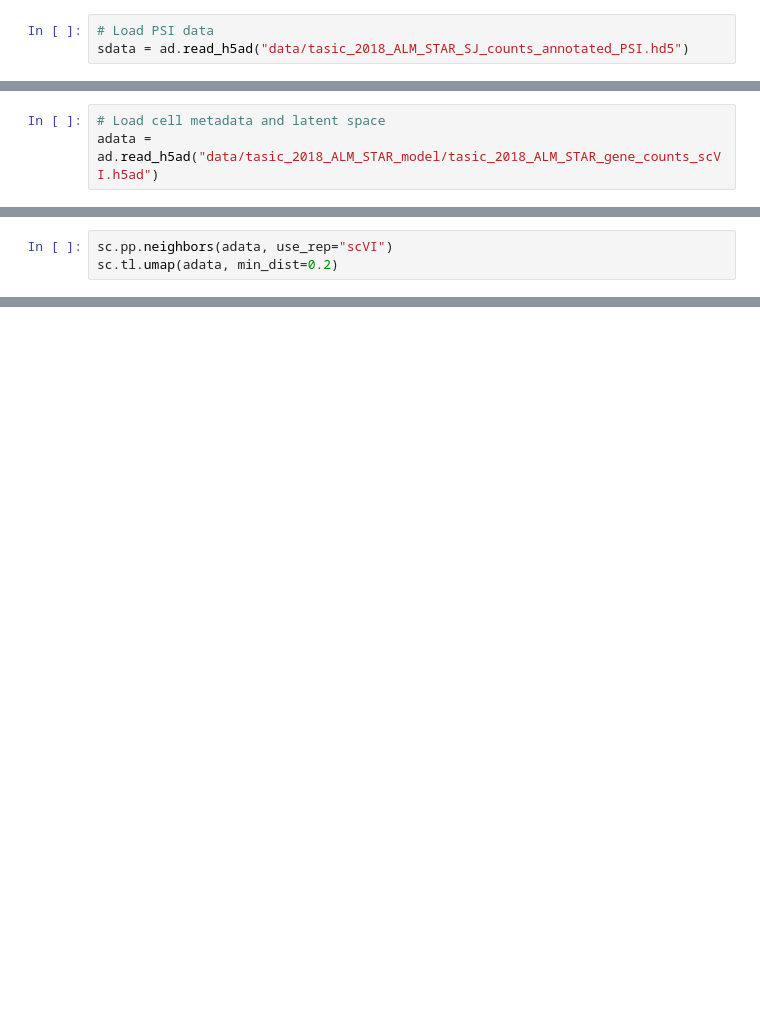
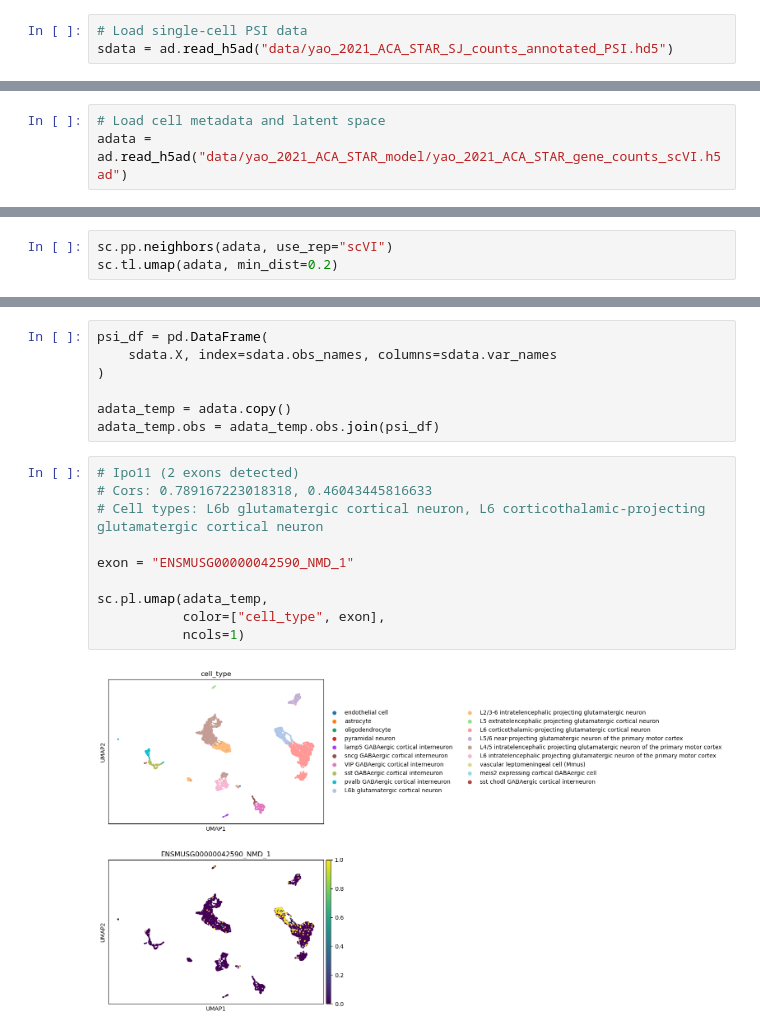
Before and after one commit to reliscu/pseudobulk_splicing_yao_2021_ACA, a Jupyter notebook: 14_plot_scRNA-seq_exons.ipynb, the cells around one changed output, grey strips where cells are left out. Cells and saved outputs as stored; diff of their text form; blank space fills up the shorter version.

```diff
--- a/14_plot_scRNA-seq_exons.ipynb
+++ b/14_plot_scRNA-seq_exons.ipynb
@@ -14,8 +15,8 @@ corr_df = pd.read_csv(f"data/{psi_data}_exon_corr.csv", index_col=0)
 # %% [markdown]
 ### Prep PSI data
 # %%
-# Load PSI data
-sdata = ad.read_h5ad("data/tasic_2018_ALM_STAR_SJ_counts_annotated_PSI.hd5")
+# Load single-cell PSI data
+sdata = ad.read_h5ad("data/yao_2021_ACA_STAR_SJ_counts_annotated_PSI.hd5")
 # %%
 sdata.shape
 # %% [output]
@@ -23,6 +24,6 @@ sdata.shape
 # %%
 # Load cell metadata and latent space
-adata = ad.read_h5ad("data/tasic_2018_ALM_STAR_model/tasic_2018_ALM_STAR_gene_counts_scVI.h5ad")
+adata = ad.read_h5ad("data/yao_2021_ACA_STAR_model/yao_2021_ACA_STAR_gene_counts_scVI.h5ad")
 # %%
 sum(adata.obs_names == sdata.obs_names)
 # %% [output]
@@ -32,0 +40,19 @@ sc.tl.umap(adata, min_dist=0.2)
+# %%
+psi_df = pd.DataFrame(
+    sdata.X, index=sdata.obs_names, columns=sdata.var_names
+)
+
+adata_temp = adata.copy()
+adata_temp.obs = adata_temp.obs.join(psi_df)
+# %%
+# Ipo11 (2 exons detected)
+# Cors: 0.789167223018318, 0.46043445816633
+# Cell types: L6b glutamatergic cortical neuron, L6 corticothalamic-projecting glutamatergic cortical neuron
+
+exon = "ENSMUSG00000042590_NMD_1"
+
+sc.pl.umap(adata_temp,
+           color=["cell_type", exon],
+           ncols=1)
+# %% [output]
+[figure, added]
```
Also changed, not shown: parts of 25 cells of this notebook, 1 other file.
